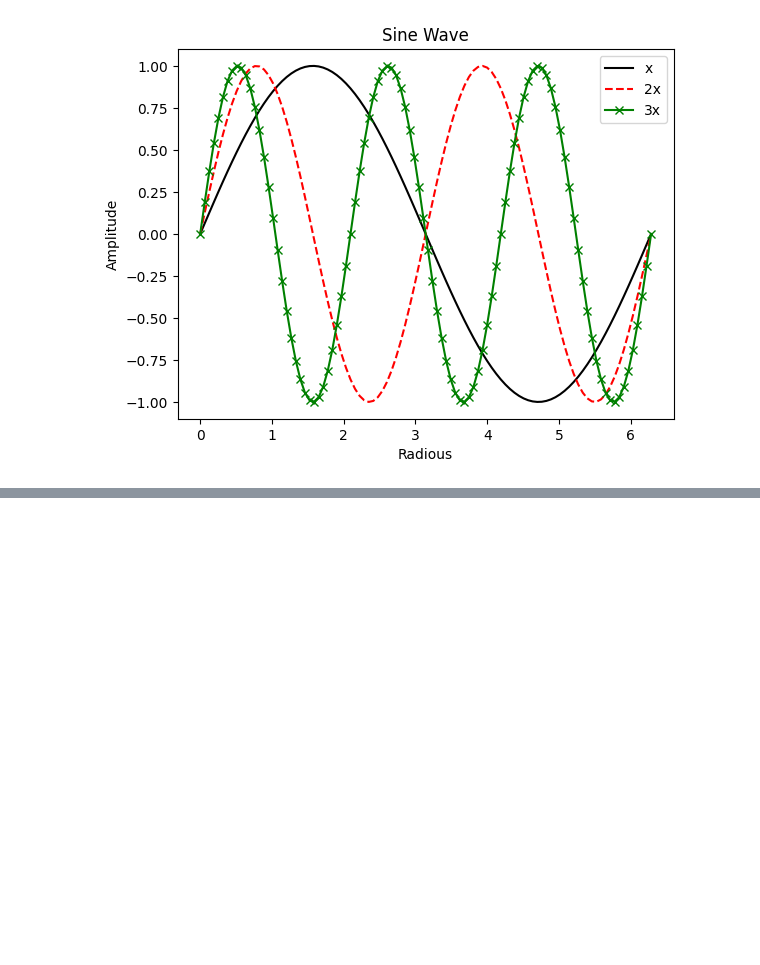
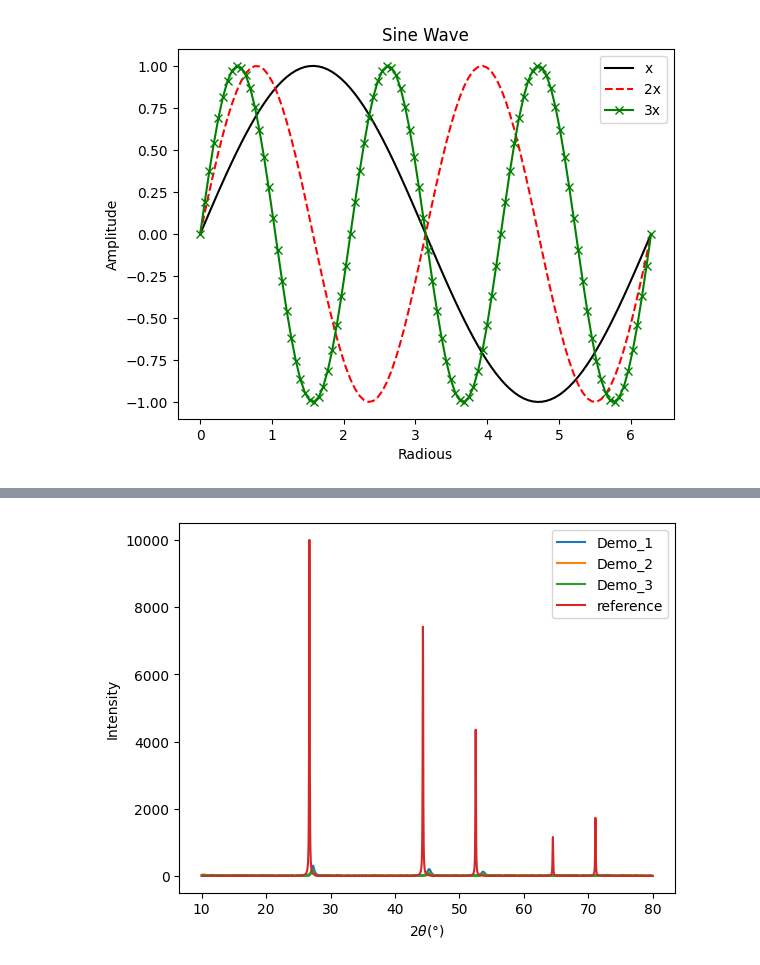
Before and after one commit to VolHC/Lab_plot_tutorial, a Jupyter notebook: Basic_plot/notebooks/lesson_one.ipynb, the cells around one changed output, grey strips where cells are left out. Saved outputs shown, nothing was run; the diff lists cells and outputs as text; code cells hidden in the pictures; blank space fills up the shorter version.

Commit message:
update info and xrd plot

```diff
--- a/Basic_plot/notebooks/lesson_one.ipynb
+++ b/Basic_plot/notebooks/lesson_one.ipynb
@@ -57,8 +57,8 @@ lines  = ['-', '--', '-']
 symbol = ['', '', 'x']
 labels = ['x', '2x', '3x']
 
-for n in range(3):
-    plt.plot(x, y[n], color=colors[n], marker=symbol[n], linestyle=lines[n], label=labels[n])
+for i in range(3):
+    plt.plot(x, y[i], color=colors[i], marker=symbol[i], linestyle=lines[i], label=labels[i])
 
 plt.title("Sine Wave")
 plt.xlabel('Radious')
@@ -79,0 +108,13 @@ for n in fn:
+# %%
+# Use for loop plot diffraction data
+for i in range(4):
+    plot_x = xye[i][0]
+    plot_y = xye[i][1]
+    plt.plot(plot_x, plot_y, linestyle='-', label=labels[i])
+
+plt.xlabel('2' + r'$\theta$' +'(\u00b0)')
+plt.ylabel('Intensity')
+plt.legend()
+plt.show()
+# %% [output]
+[figure, added]
```
Also changed, not shown: parts of 3 cells of this notebook, 1 other file.
